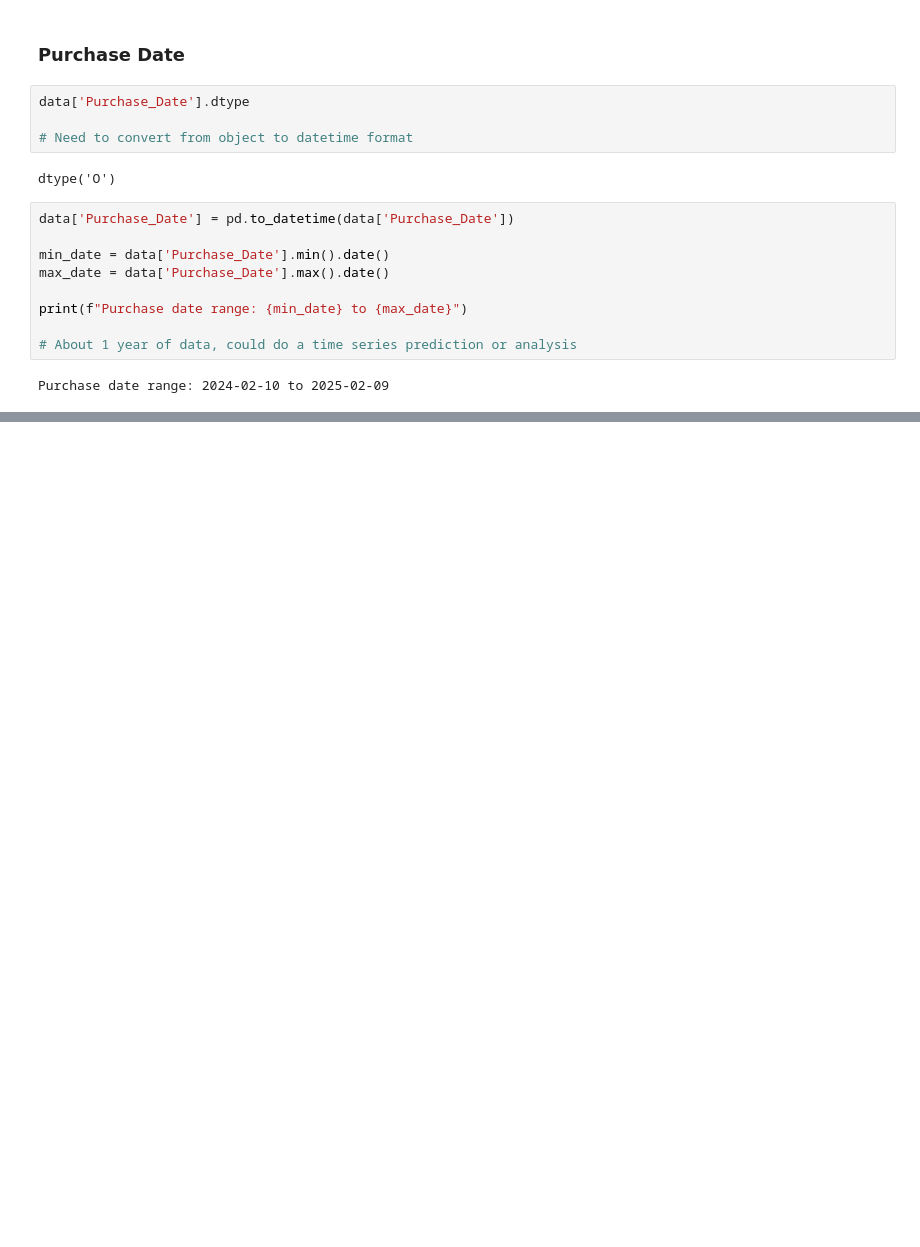
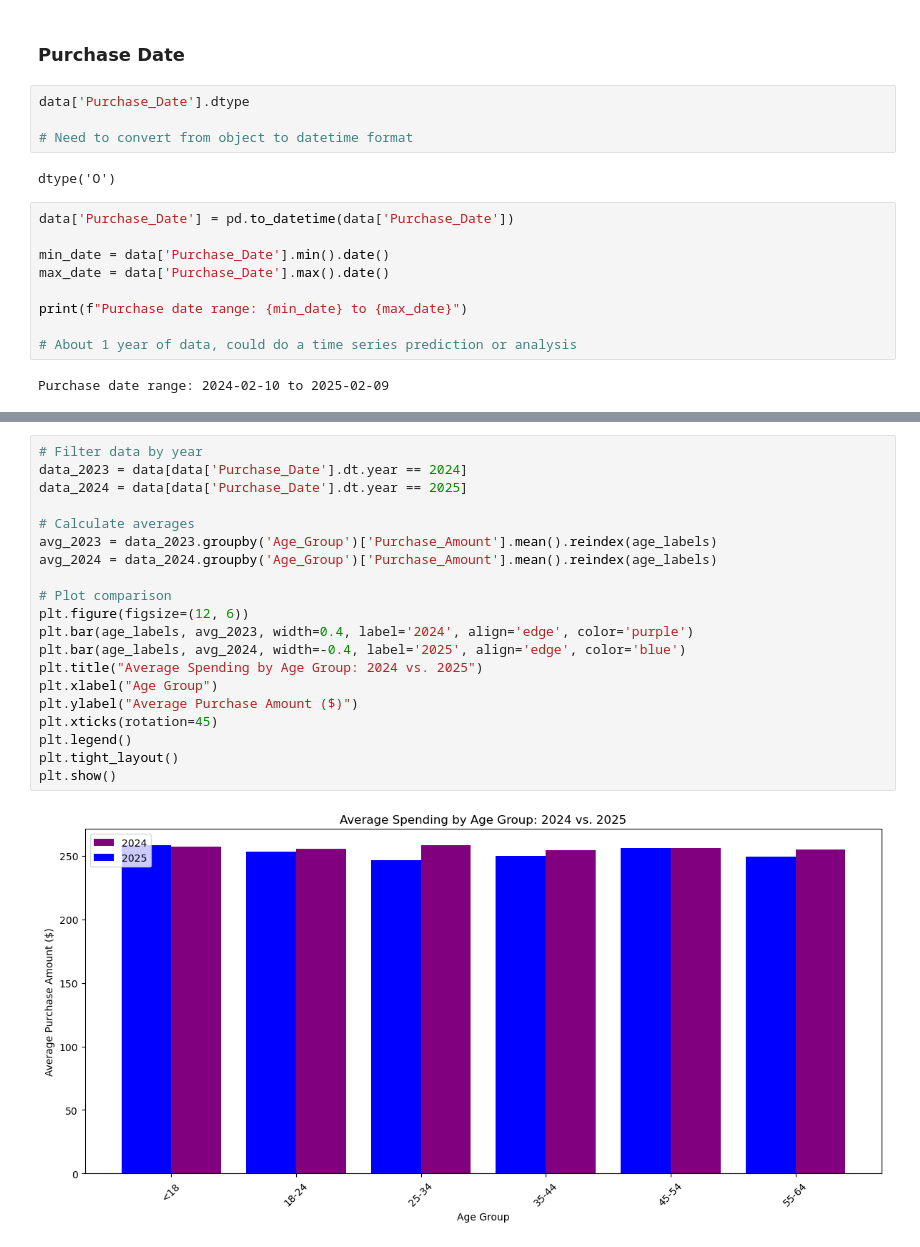
Before and after one commit to TheeLuke/Purchase-Behavior-Analysis, a Jupyter notebook: Purchase Behavior Analysis.ipynb, the cells around one changed output, grey strips where cells are left out. Cells and saved outputs as stored; diff of their text form; blank space fills up the shorter version.

```diff
--- a/Purchase Behavior Analysis.ipynb
+++ b/Purchase Behavior Analysis.ipynb
@@ -308,0 +441,22 @@ plt.show()
+# %%
+# Filter data by year
+data_2023 = data[data['Purchase_Date'].dt.year == 2024]
+data_2024 = data[data['Purchase_Date'].dt.year == 2025]
+
+# Calculate averages
+avg_2023 = data_2023.groupby('Age_Group')['Purchase_Amount'].mean().reindex(age_labels)
+avg_2024 = data_2024.groupby('Age_Group')['Purchase_Amount'].mean().reindex(age_labels)
+
+# Plot comparison
+plt.figure(figsize=(12, 6))
+plt.bar(age_labels, avg_2023, width=0.4, label='2024', align='edge', color='purple')
+plt.bar(age_labels, avg_2024, width=-0.4, label='2025', align='edge', color='blue')
+plt.title("Average Spending by Age Group: 2024 vs. 2025")
+plt.xlabel("Age Group")
+plt.ylabel("Average Purchase Amount ($)")
+plt.xticks(rotation=45)
+plt.legend()
+plt.tight_layout()
+plt.show()
+# %% [output]
+[figure, added]
```
Also changed, not shown: parts of 34 cells of this notebook.
